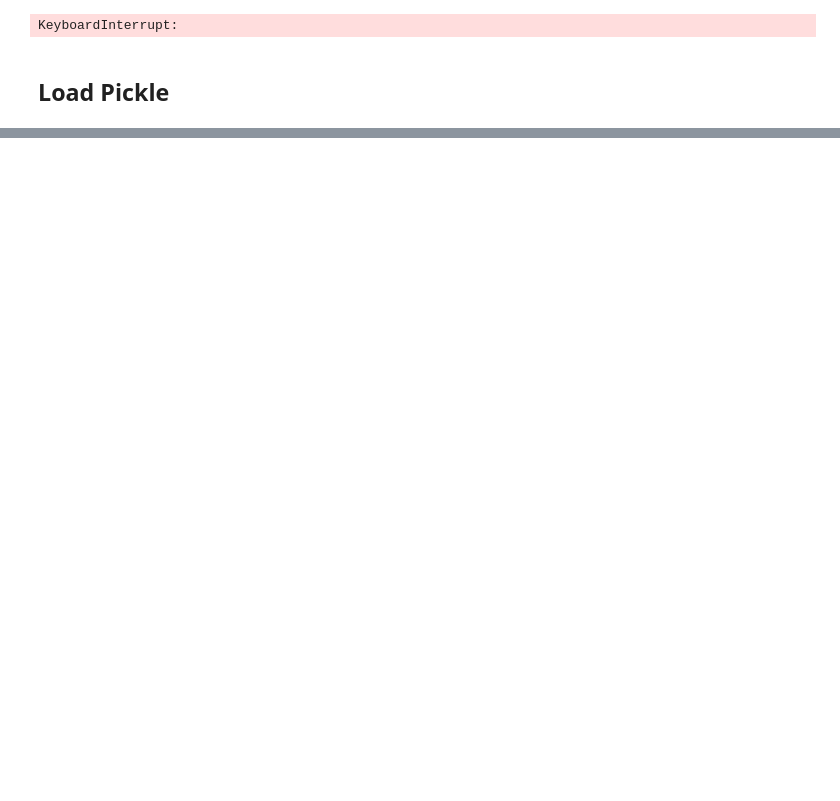
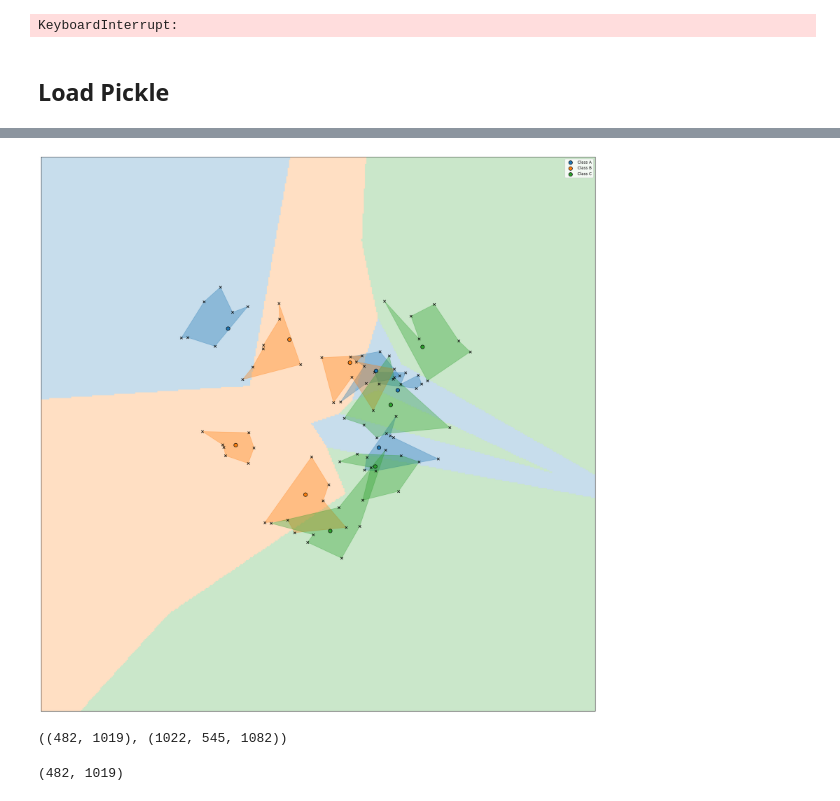
Before and after one commit to shei-dark/HDN, a Jupyter notebook: Prediction/statistical_analysis.ipynb, the cells around one changed output, grey strips where cells are left out. Saved outputs shown, nothing was run; the diff lists cells and outputs as text; code cells hidden in the pictures; blank space fills up the shorter version.

```diff
--- a/Prediction/statistical_analysis.ipynb
+++ b/Prediction/statistical_analysis.ipynb
@@ -94,3 +65,40 @@ TypeError: CustomTestDataset.__init__() got an unexpected keyword argument 'imag
+# %%
+
+train_idx = {}
+np.random.seed(42)
+for key in keys:
+    # Create a mask for valid indices where labels are not all -1
+    # -1 indicates outside of the cell
+
+    valid_indices = np.where(~np.all(lbls[key] == -1, axis=(1, 2)))[0]
+    total_samples = valid_indices.shape[0]
+    np.random.shuffle(valid_indices)  # Shuffles in place
+
+    # Compute split index
+    split_idx = int(0.85 * total_samples)
+
+    # Split the indices
+    train_idx[key] = valid_indices[:split_idx]
+
+# compute mean and std of the data
+all_elements = np.concatenate([imgs[key][train_idx[key]].flatten() for key in keys])
+data_mean = np.mean(all_elements)
+data_std = np.std(all_elements.astype(np.float32))
+
+# normalizing the data
+for key in tqdm(keys, "Normalizing data"):
+    imgs[key] = (imgs[key] - data_mean) / data_std
+
+train_set = CustomTestDataset(
+    image=imgs,
+    # label=lbls,
+    patch_size=patch_size,
+    label_size=label_size,
+    mode=mode,
+    n_classes=n_classes,
+    ignore_lbl=-1,
+    indices_dict=train_idx,
+)
 # %%
 all_rows = []
 model = torch.load(best_checkpoint, weights_only=False)
@@ -1451,7 +1467,7 @@ df_neighbors["seg_class"] = nbr_seg_class
 df_neighbors["seg_class_idx"] = [class_to_int[c] for c in nbr_seg_class]
 
 # ----- plotting -----
-plt.figure(figsize=(7, 7))
+plt.figure(figsize=(20, 20))
 
 # background
 plt.imshow(
@@ -1478,7 +1494,7 @@ for cls in unique_classes:
     sub = df_neighbors[df_neighbors["seg_class"] == cls]
     plt.scatter(
         sub["x"], sub["y"],
-        s=18, marker="x", alpha=0.95, color=cmap(class_to_int[cls]),
+        s=38, marker="x", alpha=0.95, color='black',
         label=None
     )
 
@@ -1486,30 +1502,32 @@ for cls in unique_classes:
 for cls in unique_classes:
     sub = df_core[df_core["class"] == cls]
     plt.scatter(
         sub["x"], sub["y"],
         s=90, marker="o", color=cmap(class_to_int[cls]),
         edgecolors="black", linewidths=1.2, label=f"Class {cls}"
     )
 
 # plt.title("Unified Colors: Background & Neighbors by Segment; Polygons & Anchors by Anchor Class")
 # plt.xlabel("x")
 # plt.ylabel("y")
 plt.xlim(0, 1)
 plt.ylim(0, 1)
 plt.xticks([])
 plt.yticks([])
 
 plt.gca().set_aspect("equal", adjustable="box")
 
 # Legend for classes (anchors)
 handles, labels = plt.gca().get_legend_handles_labels()
 unique = dict(zip(labels, handles))
 plt.legend(unique.values(), unique.keys(), loc="upper right", frameon=True)
 plt.tight_layout()
 plt.show()
 
 # ----- save (optional) -----
 if SAVE_CSV:
     df = pd.concat([df_core.assign(kind="anchor"), df_neighbors.assign(kind="neighbor")], ignore_index=True)
     df.to_csv("points_with_neighbors_polygons_segment_colored_neighbors.csv", index=False)
     print("Saved: points_with_neighbors_polygons_segment_colored_neighbors.csv")
+# %% [output]
+[figure, added]
@@ -1515,0 +1540,4 @@ if SAVE_CSV:
+# %%
+img.shape, gt.shape
+# %% [output]
+((482, 1019), (1022, 545, 1082))
@@ -1515,0 +1546,4 @@ if SAVE_CSV:
+# %%
+gt.shape
+# %% [output]
+(482, 1019)
```
Also changed, not shown: parts of 17 cells of this notebook, 15 other files.
